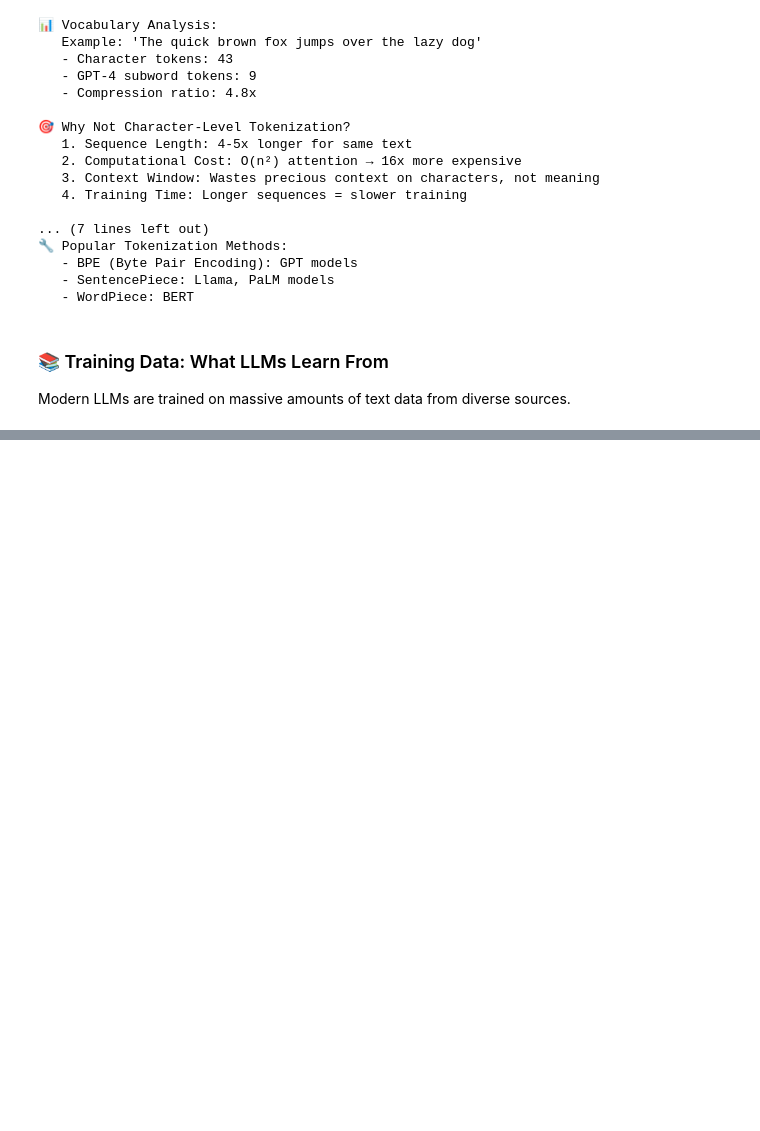
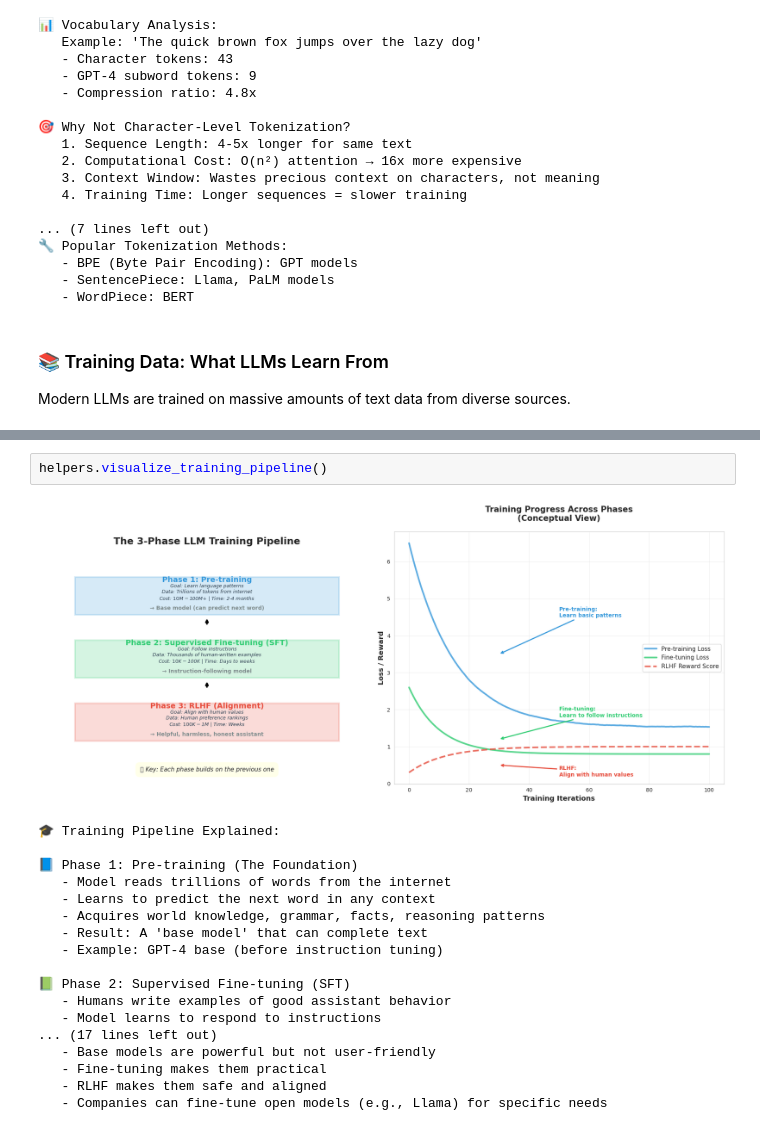
Before and after one commit to karolzak/ml101, a Jupyter notebook: notebooks/04-llm-basics.ipynb, the cells around one changed output, grey strips where cells are left out. Drawn from its saved outputs; the diff is of its cells as text; blank space fills up the shorter version.

```diff
--- a/notebooks/04-llm-basics.ipynb
+++ b/notebooks/04-llm-basics.ipynb
@@ -816,0 +244,21 @@ print("   - Cutoff date means no knowledge of events after training")
+# %%
+helpers.visualize_training_pipeline()
+# %% [output]
+[figure, added]
+🎓 Training Pipeline Explained:
+
+📘 Phase 1: Pre-training (The Foundation)
+   - Model reads trillions of words from the internet
+   - Learns to predict the next word in any context
+   - Acquires world knowledge, grammar, facts, reasoning patterns
+   - Result: A 'base model' that can complete text
+   - Example: GPT-4 base (before instruction tuning)
+
+📗 Phase 2: Supervised Fine-tuning (SFT)
+   - Humans write examples of good assistant behavior
+   - Model learns to respond to instructions
+... (17 lines left out)
+   - Base models are powerful but not user-friendly
+   - Fine-tuning makes them practical
+   - RLHF makes them safe and aligned
+   - Companies can fine-tune open models (e.g., Llama) for specific needs
```
Also changed, not shown: parts of 12 cells of this notebook, 1 other file.
